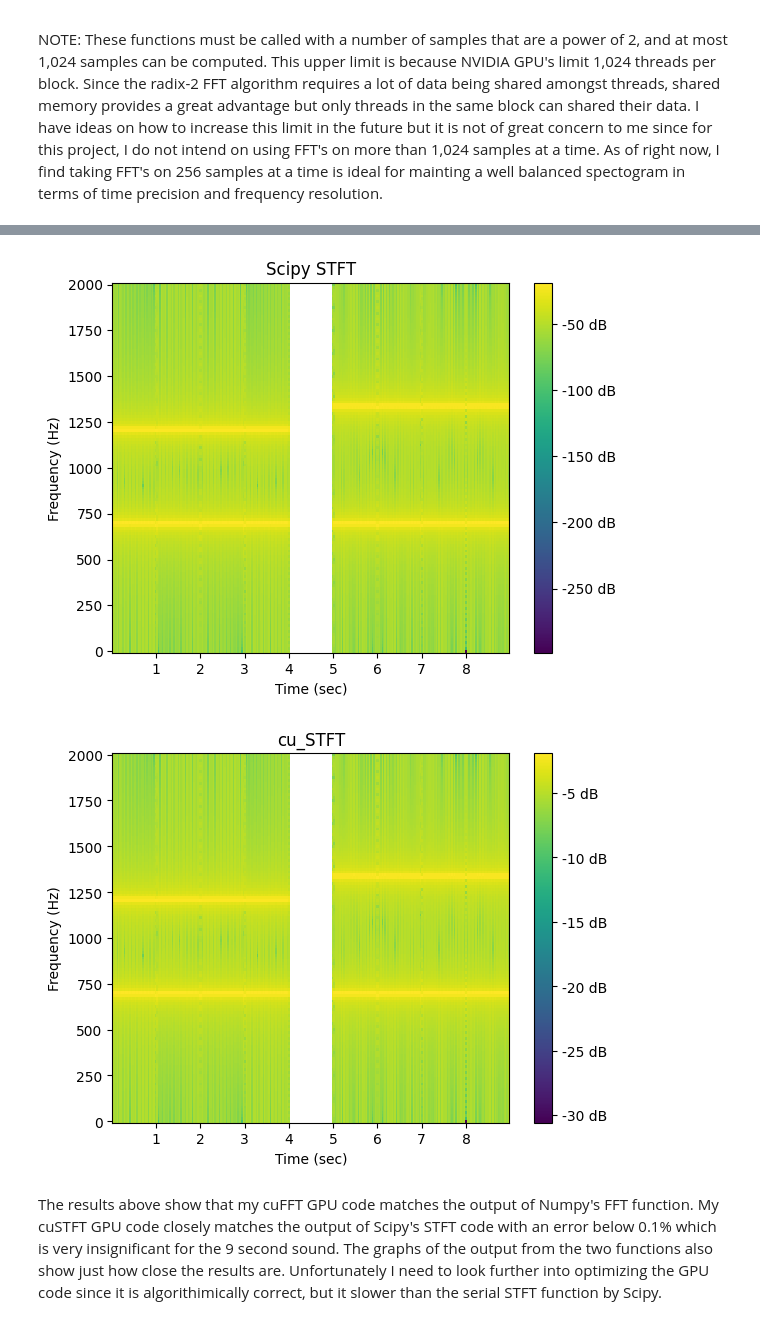
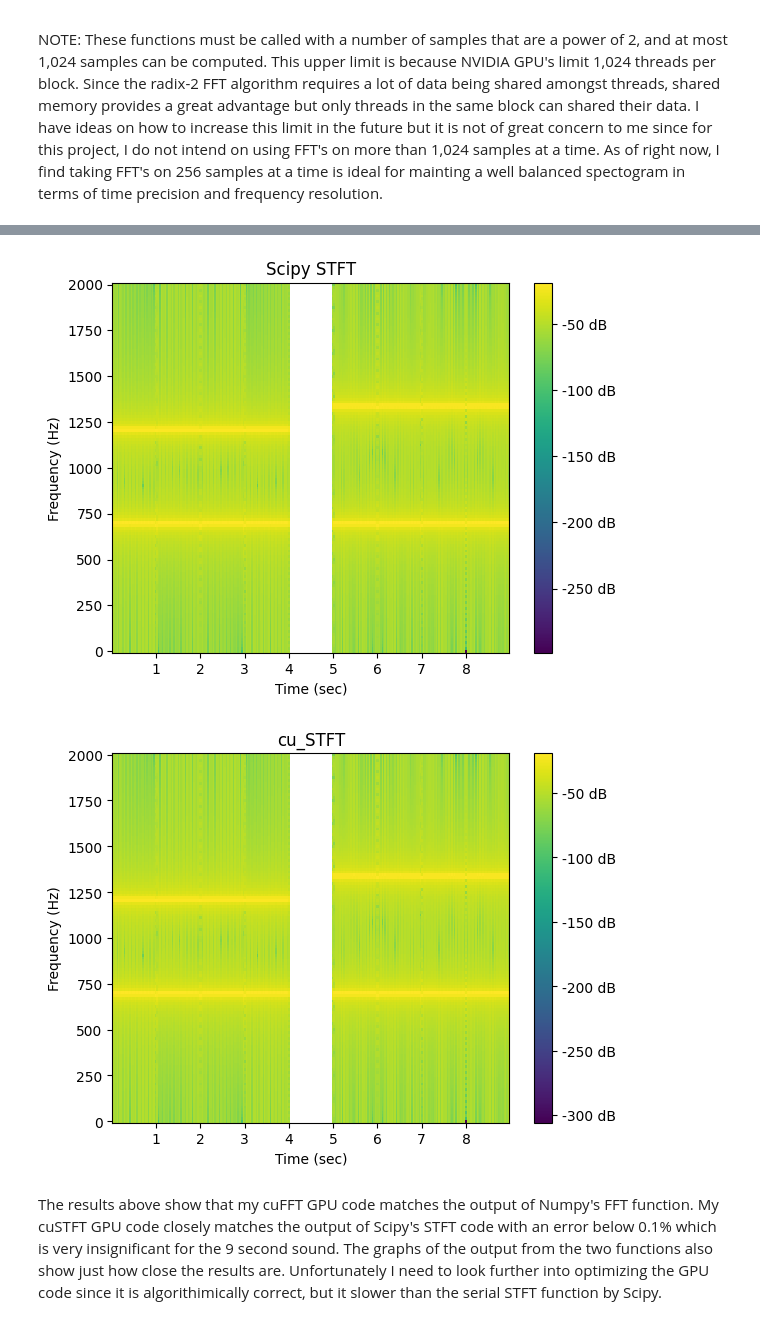
Before and after one commit to jorgejc2/MusicClassification, a Jupyter notebook: stft_introduction.ipynb, the cells around one changed output, grey strips where cells are left out. Cells and saved outputs as stored; diff of their text form; code cells hidden in the pictures.

```diff
--- a/stft_introduction.ipynb
+++ b/stft_introduction.ipynb
@@ -279,10 +279,14 @@ nfft = 256
 noverlap = -1
 cu_start = time()
 result = cu.cuSTFT(list(ts), sample_rate, nfft, noverlap, True, 0)
+print("len ts: {}".format(len(ts)))
+print("result shape: {}".format(result.shape))
 cu_end = time()
 print("cuSTFT took {} ms to finish".format((cu_end - cu_start)*1000))
 scipy_start = time()
 f, t, scipy_result = scipy.signal.stft(ts, fs=sample_rate, window="boxcar", nperseg=nfft, noverlap=None if noverlap == -1 else noverlap, nfft=nfft, detrend=False, return_onesided=True, boundary=None, padded=False, axis=-1, scaling='psd')
+print("t shape: {}".format(t.shape))
+print("t0: {}, t1: {},  t[279]: {}".format(t[0],t[1], t[279]))
 # convert to power spectral density
 # since scipy_result is a complex spectrum, the equation to get PSD is 20*log10(abs(scipy_result))
 # https://dsp.stackexchange.com/questions/54811/how-to-calculate-the-psd-from-the-complex-calculated-stft
@@ -290,7 +294,7 @@ scipy_result = np.abs(scipy_result)
 scipy_result = 20*np.log10(scipy_result)
 scipy_end = time()
 print("scipy's stft took {} ms to finish".format((scipy_end - scipy_start)*1000))
-result = result[:,:-1] # my stft always takes one more time slice than scipy stft does
+# result = result[:,:-1] # my stft always takes one more time slice than scipy stft does
 
 result_1D = result.ravel()
 scipy_result_1D = scipy_result.ravel()
@@ -328,5 +336,5 @@ cuSTFT error: 89.28571428571429%
 [figure]
-[figure, old version]
+[figure, new version]
 # %% [markdown]
 The results above show that my cuFFT GPU code matches the output of Numpy's FFT function. My cuSTFT GPU code closely matches the output of Scipy's STFT code with an error below 0.1% which is very insignificant for the 9 second sound. The graphs of the output from the two functions also show just how close the results are. Unfortunately I need to look further into optimizing the GPU code since it is algorithimically correct, but it slower than the serial STFT function by Scipy.
 # %%
```
Also changed, not shown: parts of 2 cells of this notebook, 2 other files.
